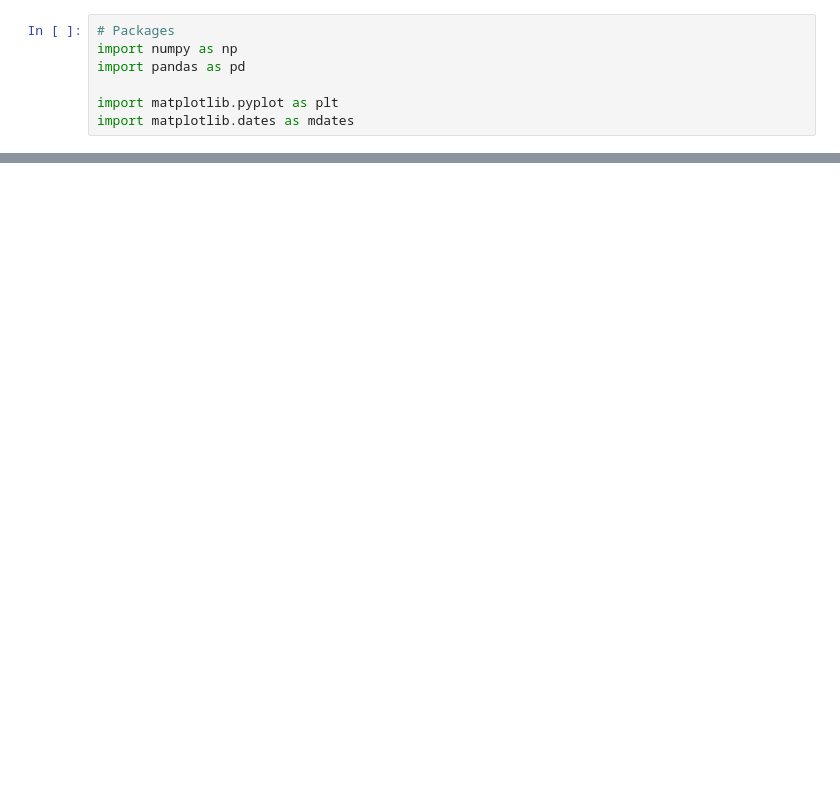
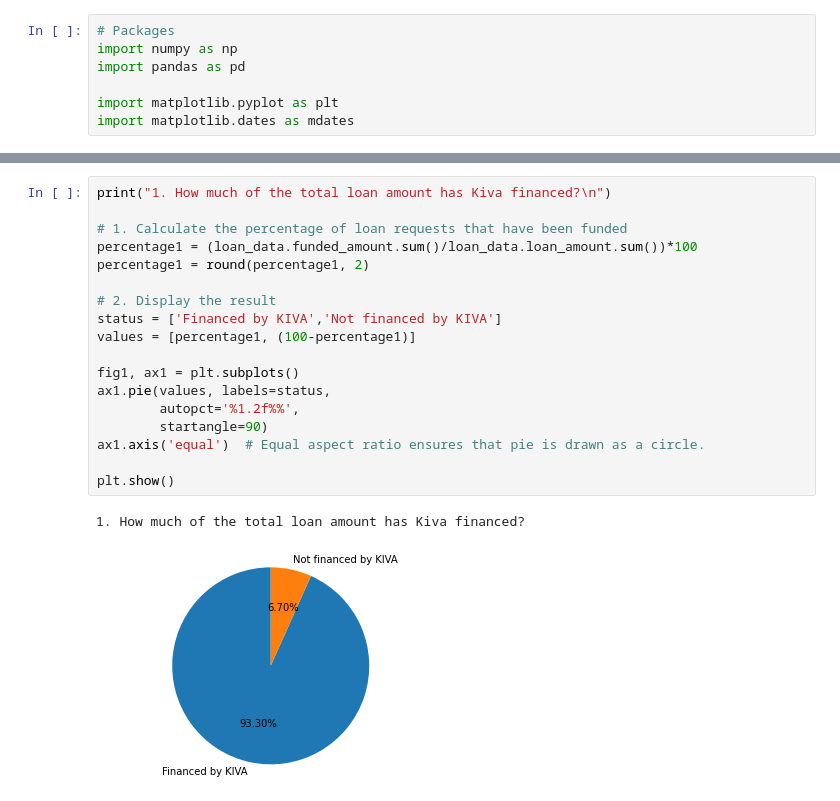
Before and after one commit to CeeThinwa/knowledge-hub, a Jupyter notebook: _sources/kiva.ipynb, the cells around one changed output, grey strips where cells are left out. Cells and saved outputs as stored; diff of their text form; blank space fills up the shorter version.

```diff
--- a/_sources/kiva.ipynb
+++ b/_sources/kiva.ipynb
@@ -58,0 +232,21 @@ print('regional_lts shape:',regional_lts.shape)
+# %%
+print("1. How much of the total loan amount has Kiva financed?\n")
+
+# 1. Calculate the percentage of loan requests that have been funded
+percentage1 = (loan_data.funded_amount.sum()/loan_data.loan_amount.sum())*100
+percentage1 = round(percentage1, 2)
+
+# 2. Display the result
+status = ['Financed by KIVA','Not financed by KIVA']
+values = [percentage1, (100-percentage1)]
+
+fig1, ax1 = plt.subplots()
+ax1.pie(values, labels=status,
+        autopct='%1.2f%%',
+        startangle=90)
+ax1.axis('equal')  # Equal aspect ratio ensures that pie is drawn as a circle.
+
+plt.show()
+# %% [output]
+1. How much of the total loan amount has Kiva financed?
+[figure, added]
```
Also changed, not shown: parts of 15 cells of this notebook, 4 other files.
